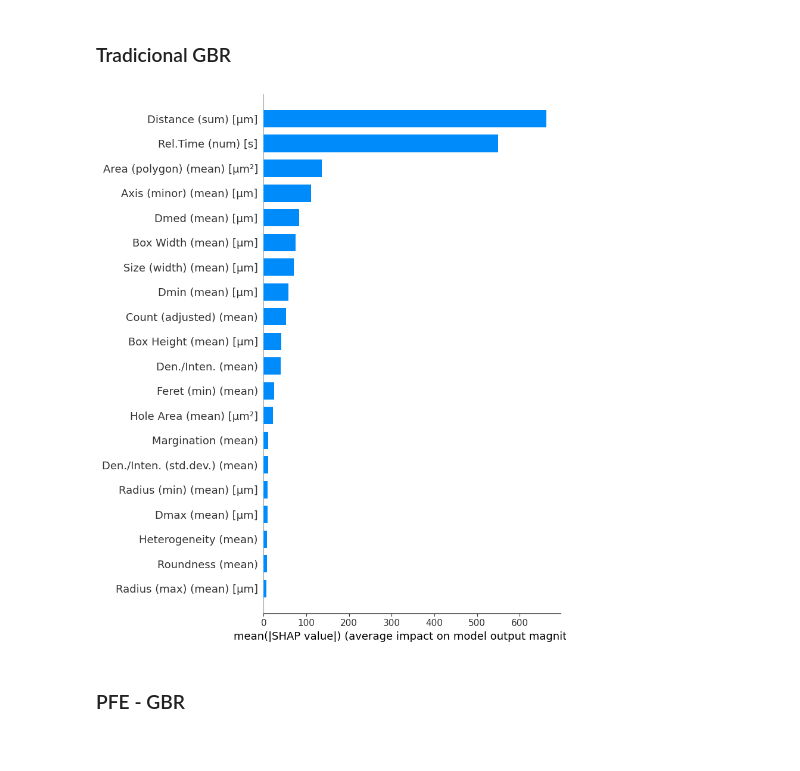
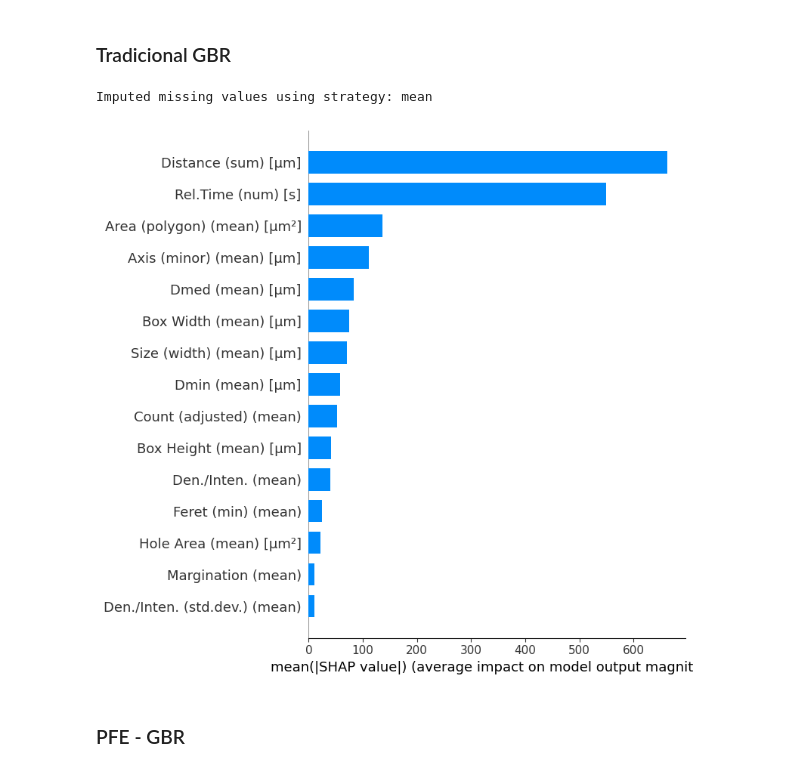
Before and after one commit to danieltodaDS/terminal-velocity-prediction, a Jupyter notebook: complementary_analysis_v3.ipynb, the cells around one changed output. Saved outputs shown, nothing was run; the diff lists cells and outputs as text; code cells hidden in the pictures.

```diff
--- a/complementary_analysis_v3.ipynb
+++ b/complementary_analysis_v3.ipynb
@@ -733,5 +1052,0 @@ shap.summary_plot(shap_values, X_test, show=False)
-# %%
-shap.summary_plot(shap_values, X_test, plot_type="bar", show=False)
-plt.tight_layout()
-# %% [output]
-[figure, removed]
@@ -738,2 +1059,46 @@ plt.tight_layout()
+# %%
+# ----------
+# 2. impute values - exclui nulos
+# ----------
+X_shap1, y_shap1, imputer_shap1 = handle_missing_values(
+    X_,
+    y_,
+    strategy="impute",
+    impute_method="mean"
+)
+# %% [output]
+Imputed missing values using strategy: mean
+# %%
+# ----------
+# 3. split train e test
+# ----------
+X_train_shap1, X_test_shap1, y_train_shap1, y_test_shap1 = train_test_split(
+    X_shap1, y_shap1,
+    test_size=TEST_SIZE,
+    random_state=RANDOM_STATE
+)
+# %%
+# ----------
+# 5. treina o modelo
+# ----------
+y_pred_pfe_shap1, trad_gbr_model_shap1 = gbr_train_predict(X_train_shap1, y_train_shap1, X_test_shap1, GBR_PARAMS)
+# %%
+# ----------
+# 6. shap
+# ----------
+explainer = shap.TreeExplainer(
+    trad_gbr_model_shap1
+)
+
+shap_values = explainer.shap_values(X_test_shap1)
+
+shap.summary_plot(
+    shap_values,
+    X_test_shap1,
+    plot_type="bar",
+    max_display=15
+)
+# %% [output]
+[figure, added]
 # %% [markdown]
 ### PFE - GBR
```
Also changed, not shown: parts of 90 cells of this notebook.
